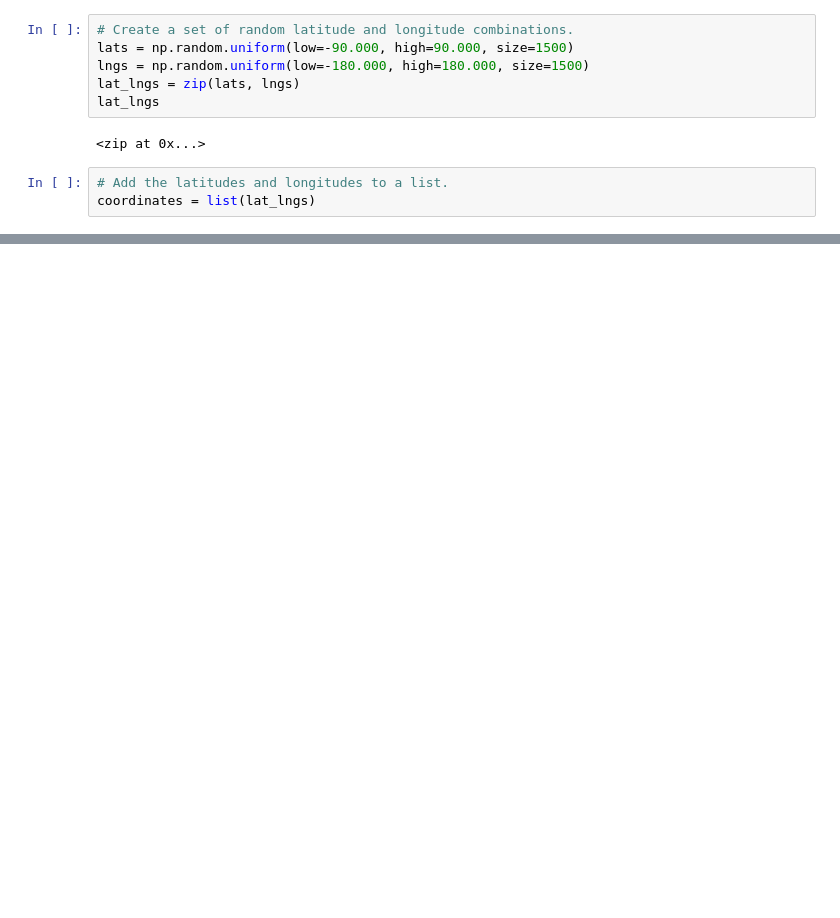
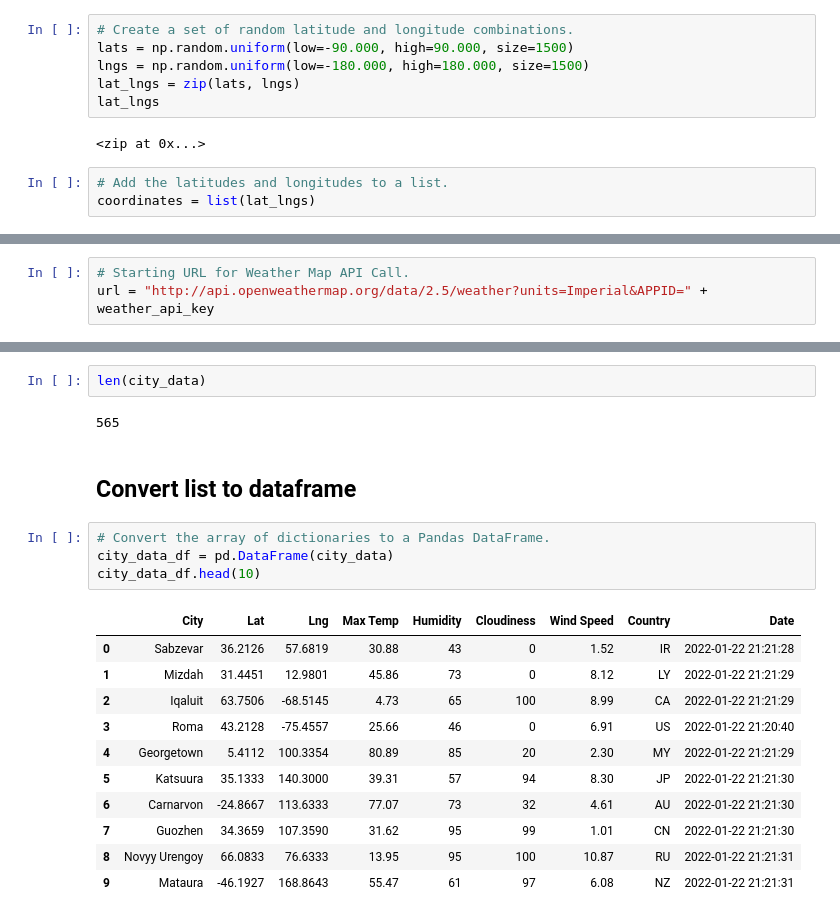
Before and after one commit to chabrian/World_Weather_Analysis, a Jupyter notebook: WeatherPy.ipynb, the cells around one changed output, grey strips where cells are left out. Drawn from its saved outputs; the diff is of its cells as text; blank space fills up the shorter version.

Commit message:
adding WeatherPy updates and output file

```diff
--- a/WeatherPy.ipynb
+++ b/WeatherPy.ipynb
@@ -31,0 +42,3 @@ len(cities)
+# %%
+# Starting URL for Weather Map API Call.
+url = "http://api.openweathermap.org/data/2.5/weather?units=Imperial&APPID=" + weather_api_key
@@ -31,0 +131,22 @@ len(cities)
+# %%
+len(city_data)
+# %% [output]
+565
+# %% [markdown]
+## Convert list to dataframe
+# %%
+# Convert the array of dictionaries to a Pandas DataFrame.
+city_data_df = pd.DataFrame(city_data)
+city_data_df.head(10)
+# %% [output]
+|  | City | Lat | Lng | Max Temp | Humidity | Cloudiness | Wind Speed | Country | Date |
+| 0 | Sabzevar | 36.2126 | 57.6819 | 30.88 | 43 | 0 | 1.52 | IR | 2022-01-22 21:21:28 |
+| 1 | Mizdah | 31.4451 | 12.9801 | 45.86 | 73 | 0 | 8.12 | LY | 2022-01-22 21:21:29 |
+| 2 | Iqaluit | 63.7506 | -68.5145 | 4.73 | 65 | 100 | 8.99 | CA | 2022-01-22 21:21:29 |
+| 3 | Roma | 43.2128 | -75.4557 | 25.66 | 46 | 0 | 6.91 | US | 2022-01-22 21:20:40 |
+| 4 | Georgetown | 5.4112 | 100.3354 | 80.89 | 85 | 20 | 2.30 | MY | 2022-01-22 21:21:29 |
+| 5 | Katsuura | 35.1333 | 140.3000 | 39.31 | 57 | 94 | 8.30 | JP | 2022-01-22 21:21:30 |
+| 6 | Carnarvon | -24.8667 | 113.6333 | 77.07 | 73 | 32 | 4.61 | AU | 2022-01-22 21:21:30 |
+| 7 | Guozhen | 34.3659 | 107.3590 | 31.62 | 95 | 99 | 1.01 | CN | 2022-01-22 21:21:30 |
+| 8 | Novyy Urengoy | 66.0833 | 76.6333 | 13.95 | 95 | 100 | 10.87 | RU | 2022-01-22 21:21:31 |
+| 9 | Mataura | -46.1927 | 168.8643 | 55.47 | 61 | 97 | 6.08 | NZ | 2022-01-22 21:21:31 |
```
Also changed, not shown: parts of 10 cells of this notebook, 2 other files.
